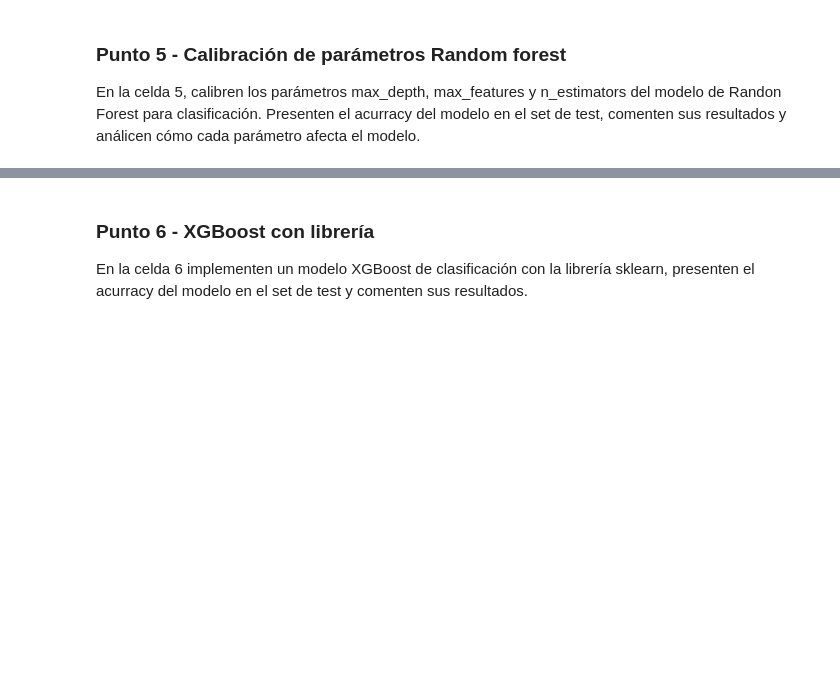
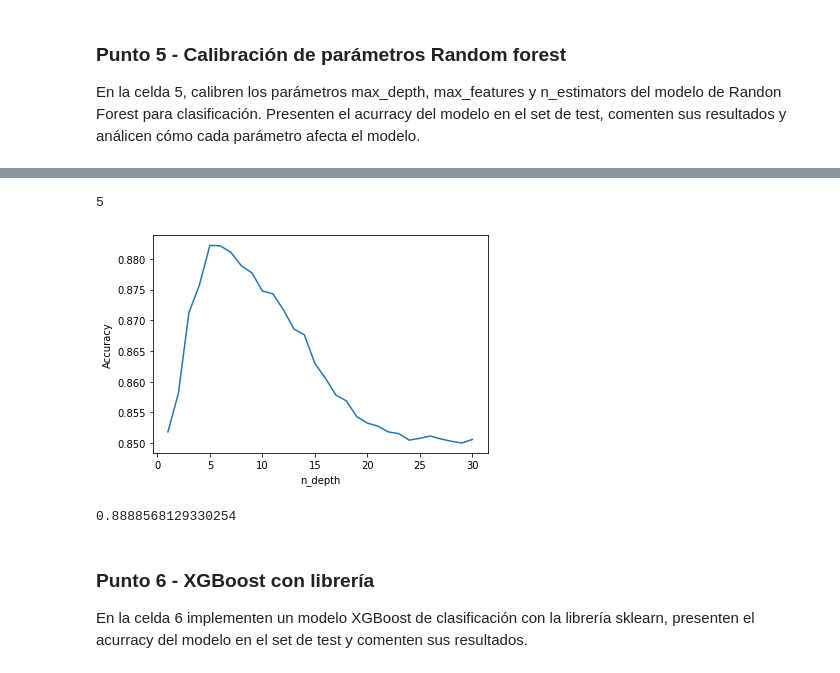
Before and after one commit to gparrag/MIAD_ML_and_NLP, a Jupyter notebook: Semana 2/S2TC1_RandomForests_Boosting - Solucion.ipynb, the cells around one changed output, grey strips where cells are left out. Saved outputs shown, nothing was run; the diff lists cells and outputs as text; code cells hidden in the pictures; blank space fills up the shorter version.

```diff
--- a/Semana 2/S2TC1_RandomForests_Boosting - Solucion.ipynb
+++ b/Semana 2/S2TC1_RandomForests_Boosting - Solucion.ipynb
@@ -105,3 +125,29 @@ Text(0, 0.5, 'Accuracy')
+# %%
+accuracy_scores_max_depth = []
+depth_range = range(1, 31)
+
+for depth in depth_range:
+    clf = RandomForestClassifier(n_estimators=20,max_features=9, max_depth=depth, random_state=1, n_jobs=-1)
+    accuracy_scores_max_depth.append(cross_val_score(clf, X, y, cv=5, scoring='accuracy').mean())
+
+plt.plot(depth_range, accuracy_scores_max_depth)
+plt.xlabel('n_depth')
+plt.ylabel('Accuracy')
+
+max_index = accuracy_scores_max_depth.index(max(accuracy_scores_max_depth))
+print(depth_range[max_index])
+# %% [output]
+5
+[figure, added]
+# %%
+clf_tunning = RandomForestClassifier(n_estimators=20,max_features=9, max_depth=5, random_state=1, n_jobs=-1)
+clf_tunning.fit(X_train, y_train)
+
+y_pred_tunning=clf_tunning.predict(X_test)
+accuracy=accuracy_score(y_test,y_pred_tunning)
+accuracy
+# %% [output]
+0.8888568129330254
 # %% [markdown]
 ### Punto 6 - XGBoost con librería
 
```
Also changed, not shown: parts of 12 cells of this notebook.
